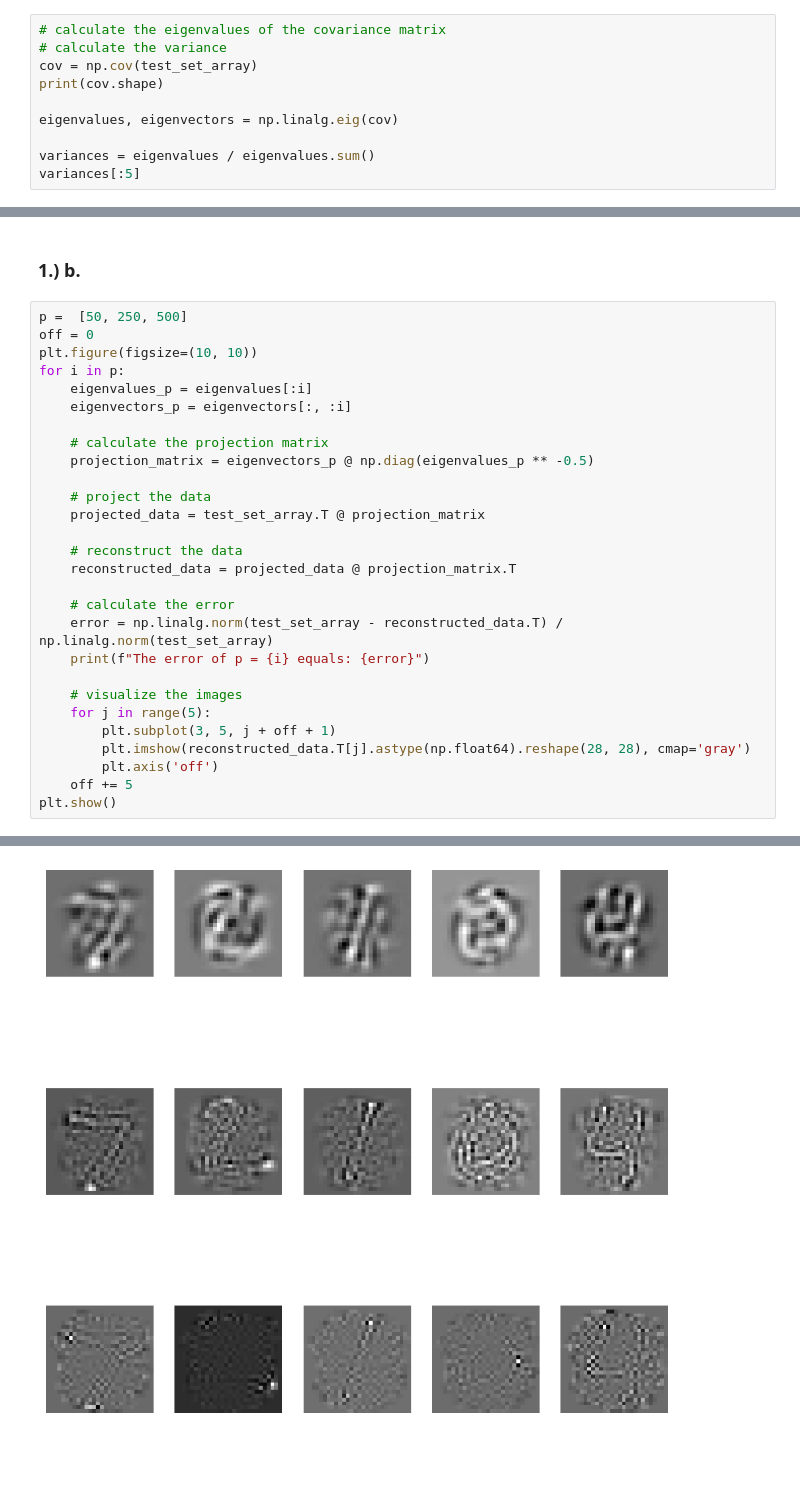
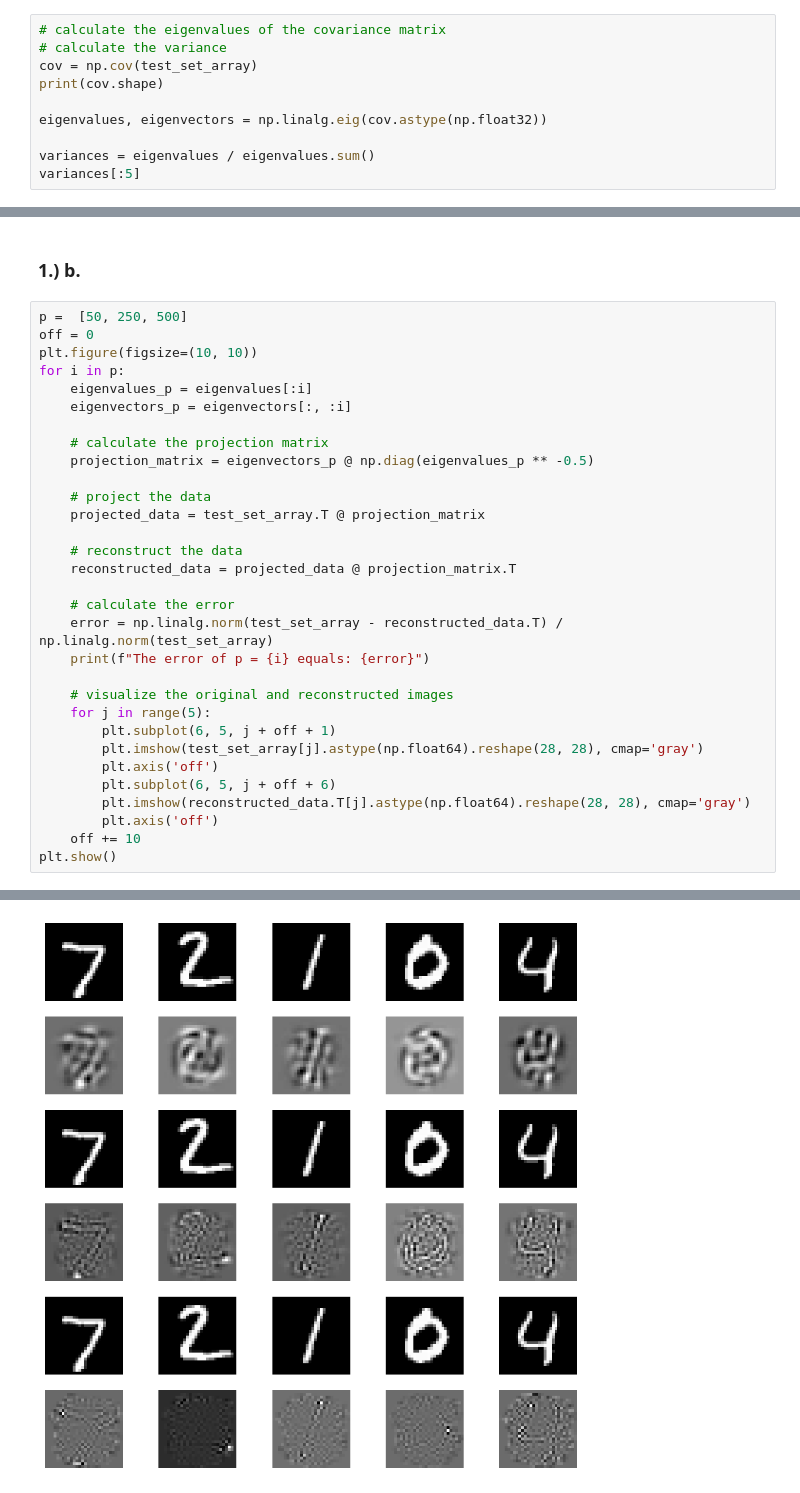
Before and after one commit to samuelgecik/MIS_Zadanie, a Jupyter notebook: PCA_mnist.ipynb, the cells around one changed output, grey strips where cells are left out. Drawn from its saved outputs; the diff is of its cells as text; blank space fills up the shorter version.

```diff
--- a/PCA_mnist.ipynb
+++ b/PCA_mnist.ipynb
@@ -32,7 +32,7 @@ test_set_array.shape
 cov = np.cov(test_set_array)
 print(cov.shape)
 
-eigenvalues, eigenvectors = np.linalg.eig(cov)
+eigenvalues, eigenvectors = np.linalg.eig(cov.astype(np.float32))
 
 variances = eigenvalues / eigenvalues.sum()
 variances[:5]
@@ -73,11 +72,14 @@ for i in p:
     error = np.linalg.norm(test_set_array - reconstructed_data.T) / np.linalg.norm(test_set_array)
     print(f"The error of p = {i} equals: {error}")
 
-    # visualize the images
+    # visualize the original and reconstructed images
     for j in range(5):
-        plt.subplot(3, 5, j + off + 1)
+        plt.subplot(6, 5, j + off + 1)
+        plt.imshow(test_set_array[j].astype(np.float64).reshape(28, 28), cmap='gray')
+        plt.axis('off')
+        plt.subplot(6, 5, j + off + 6)
         plt.imshow(reconstructed_data.T[j].astype(np.float64).reshape(28, 28), cmap='gray')
         plt.axis('off')
-    off += 5
+    off += 10
 plt.show()
 # %% [output]
@@ -87 +89 @@ The error of p = 500 equals: 17.992857804804032
-[figure, old version]
+[figure, new version]
```
Also changed, not shown: parts of 2 cells of this notebook, 1 other file.
